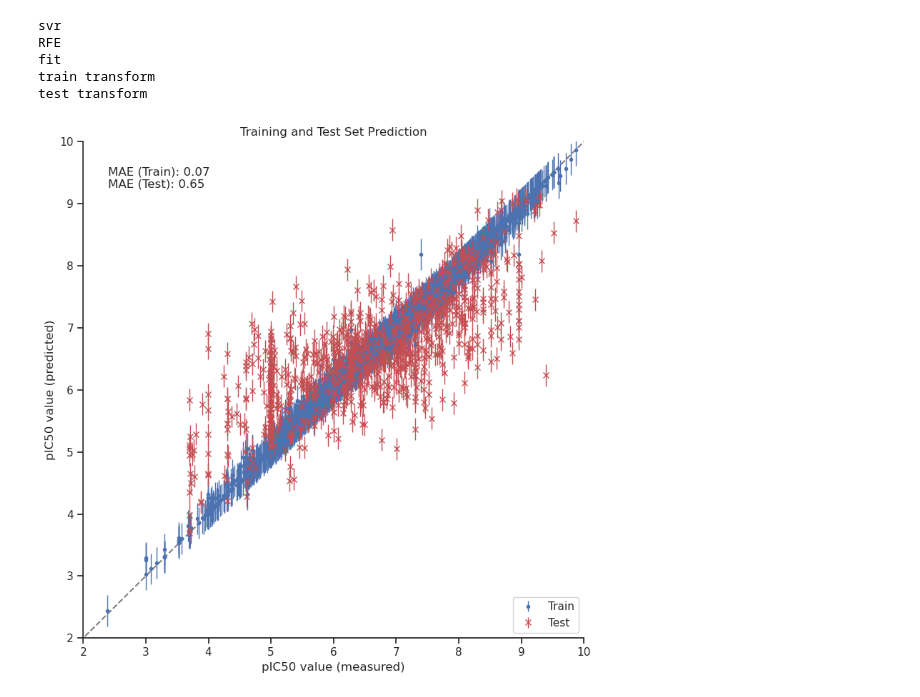
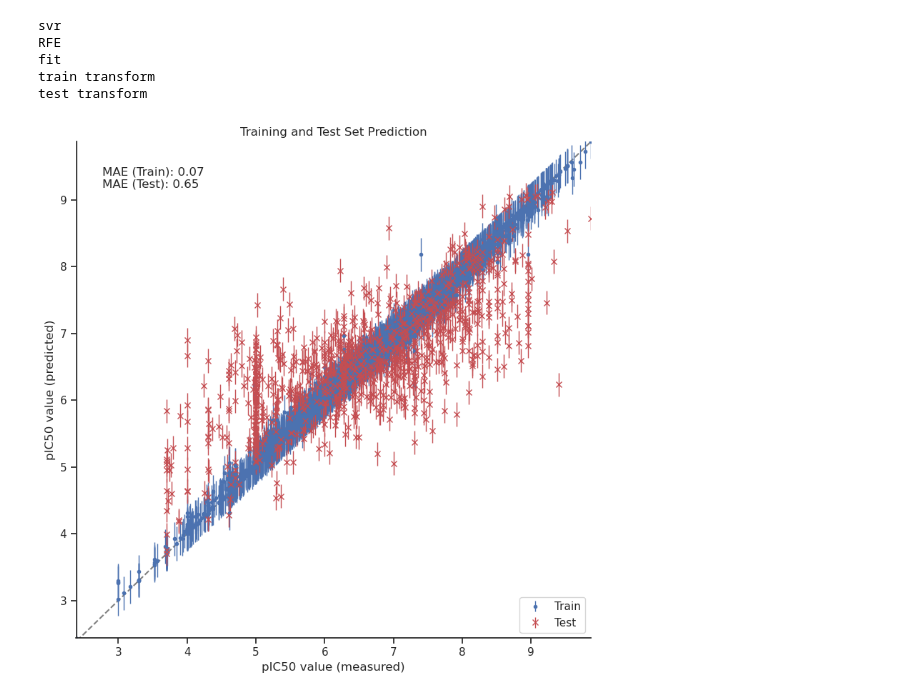
Before and after one commit to emanieluu/aml_project, a Jupyter notebook: claire/final_model.ipynb, the cells around one changed output. Cells and saved outputs as stored; diff of their text form; code cells hidden in the pictures.

```diff
--- a/claire/final_model.ipynb
+++ b/claire/final_model.ipynb
@@ -82,32 +82,32 @@ y_test_predict= bagging_model.predict(X_test_selected)
 # %%
 with sns.axes_style('ticks'):
     fig, ax = plt.subplots(figsize=(8, 8))
 
-    ax.set_xlim([2, 10])
-    ax.set_ylim([2, 10])
+    ax.set_xlim([np.min(y_train), np.max(y_train)])
+    ax.set_ylim([np.min(y_train_predict), np.max(y_train_predict)])
 
     ax.errorbar(y_train, y_train_predict, fmt='.', label='Train', lw=1., capsize=0, yerr=0.2*y_train_predict.std())
     ax.errorbar(y_test, y_test_predict, fmt='x', color='r', markeredgewidth=1., label='Test', lw=1., capsize=0, yerr=0.2*y_test_predict.std())
 
     ax.plot([-50, 110], [-50, 110], '--', zorder=0, color='gray')
 
     mae_train = mean_absolute_error(y_train, y_train_predict)
     mae_test = mean_absolute_error(y_test, y_test_predict)
 
     ax.set_title('Training and Test Set Prediction')
     ax.set_ylabel('pIC50 value (predicted)')
     ax.set_xlabel('pIC50 value (measured)')
 
     text = ('MAE (Train): {:.2f}'.format(mae_train) + '\n' +
             'MAE (Test): {:.2f}'.format(mae_test))
 
     ax.text(0.05, 0.95, text, transform=ax.transAxes, ha='left', va='top')
 
     ax.legend(loc='lower right')
 
     sns.despine()
     fig.tight_layout()
 
     fig.savefig('y_prediction.png', transparent=True)
 # %% [output]
-[figure, old version]
+[figure, new version]
```
Also changed, not shown: 2 other files.
